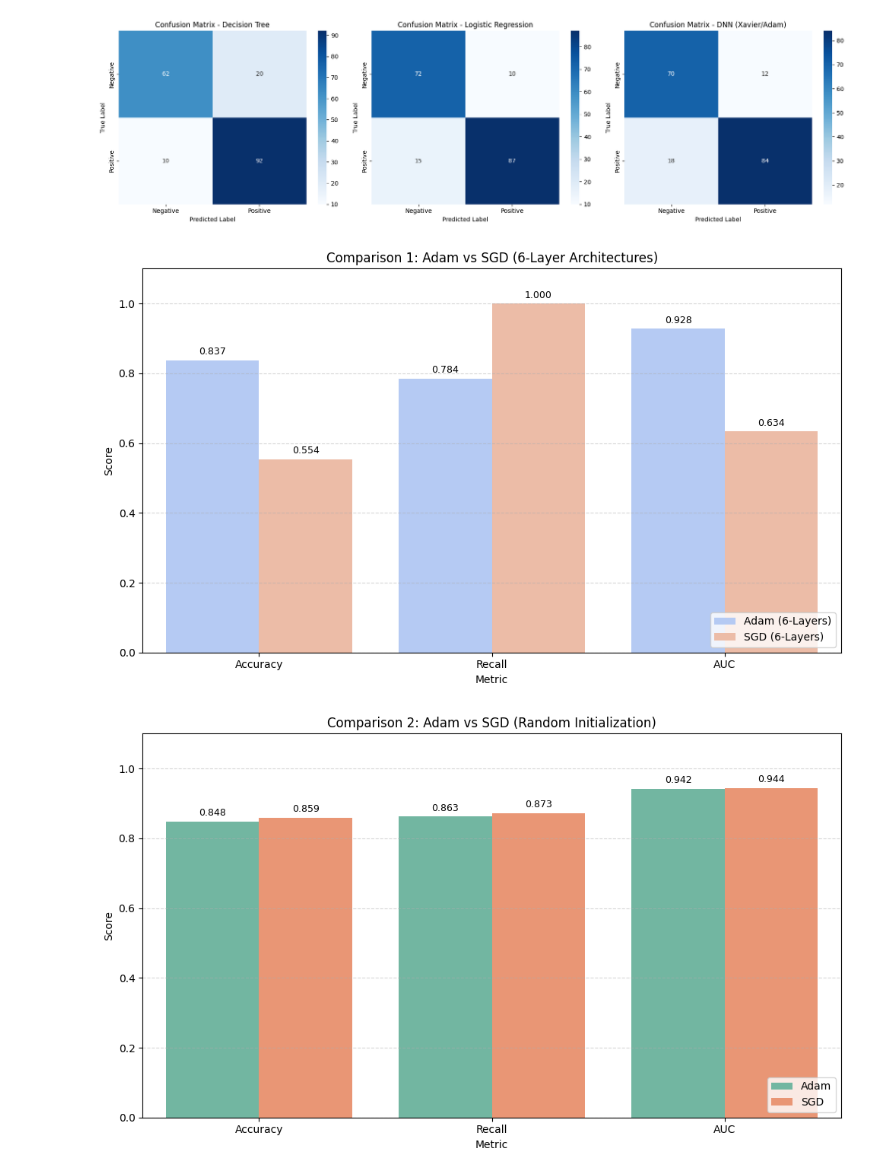
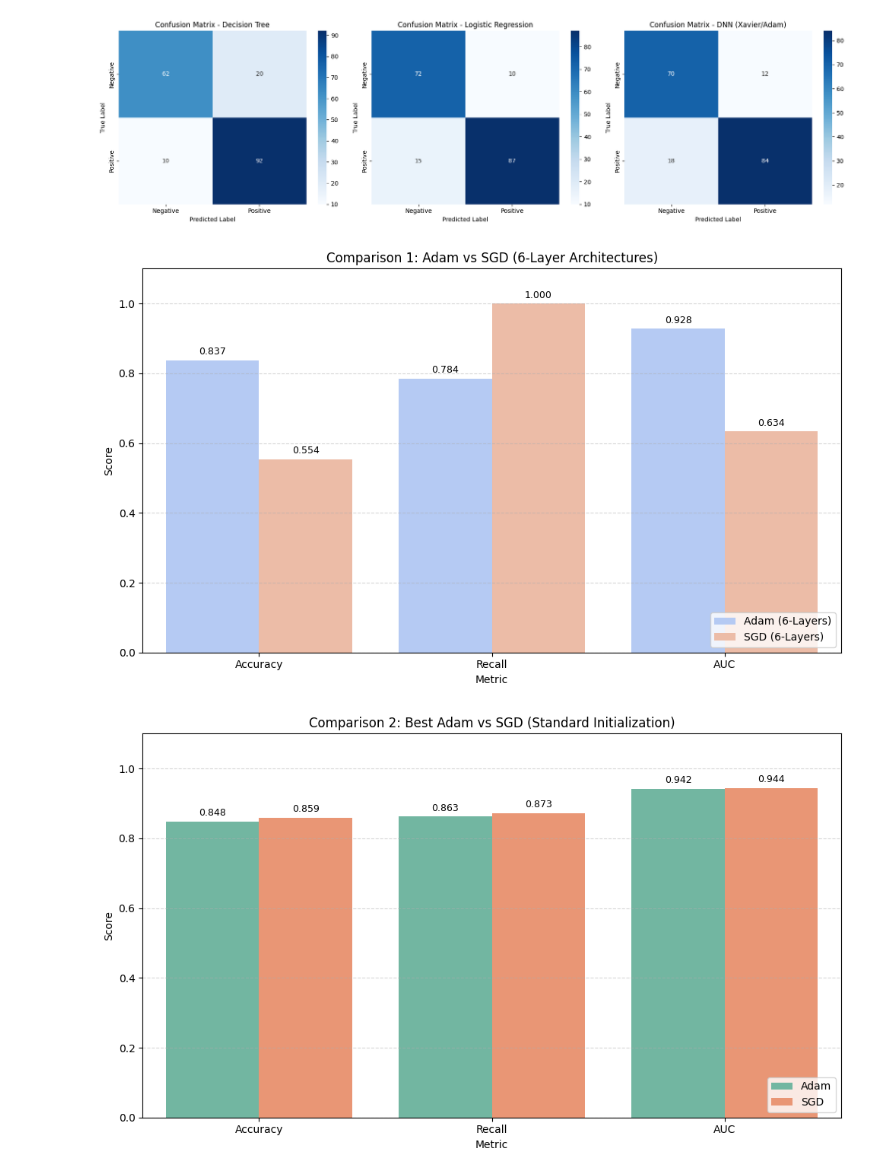
Before and after one commit to akaplin23/ECS171-Project, a Jupyter notebook: model_comparison.ipynb, the cells around one changed output. Drawn from its saved outputs; the diff is of its cells as text; code cells hidden in the pictures.

Commit message:
changed label of histogram

```diff
--- a/model_comparison.ipynb
+++ b/model_comparison.ipynb
@@ -160,32 +160,32 @@ if not metrics_g1.empty:
     sns.barplot(data=g1_melted, x='Metric', y='Value', hue='Model', palette='coolwarm')
     plt.ylim(0, 1.1)
     plt.title('Comparison 1: Adam vs SGD (6-Layer Architectures)')
     plt.ylabel('Score')
     plt.grid(axis='y', linestyle='--', alpha=0.5)
     plt.legend(loc='lower right')
     for p in plt.gca().patches:
         height = p.get_height()
         if height > 0:
             plt.gca().annotate(f'{height:.3f}', (p.get_x() + p.get_width() / 2., height), ha='center', va='center', xytext=(0, 8), textcoords='offset points', fontsize=9)
     plt.tight_layout()
     plt.show()
 
 # Plot Histogram 2: Random Initialization (Adam vs SGD)
 if not metrics_g2.empty:
     g2_melted = metrics_g2.reset_index().rename(columns={'index': 'Model'}).melt(id_vars='Model', var_name='Metric', value_name='Value')
     plt.figure(figsize=(10, 6))
     sns.barplot(data=g2_melted, x='Metric', y='Value', hue='Model', palette='Set2')
     plt.ylim(0, 1.1)
-    plt.title('Comparison 2: Adam vs SGD (Standard Initialization)')
+    plt.title('Comparison 2: Best Adam vs SGD (Standard Initialization)')
     plt.ylabel('Score')
     plt.grid(axis='y', linestyle='--', alpha=0.5)
     plt.legend(loc='lower right')
     for p in plt.gca().patches:
         height = p.get_height()
         if height > 0:
             plt.gca().annotate(f'{height:.3f}', (p.get_x() + p.get_width() / 2., height), ha='center', va='center', xytext=(0, 8), textcoords='offset points', fontsize=9)
     plt.tight_layout()
     plt.show()
 # %% [output]
 [figure]
-[figure, old version]
+[figure, new version]
```
